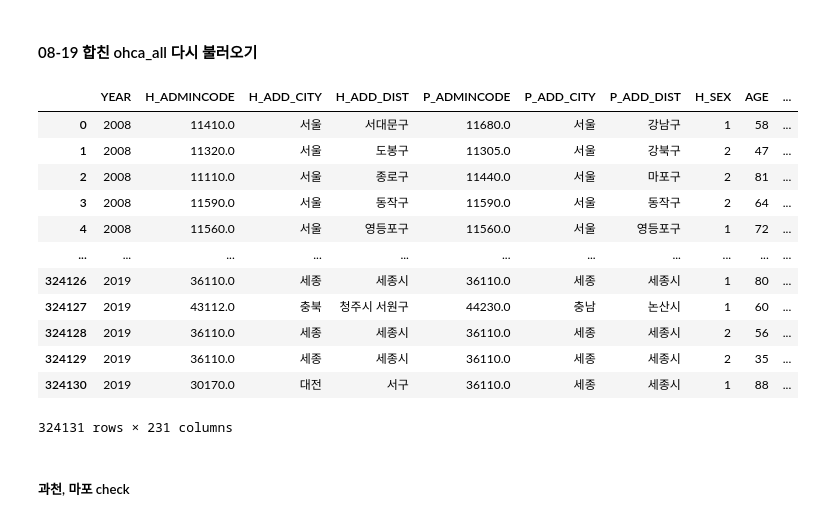
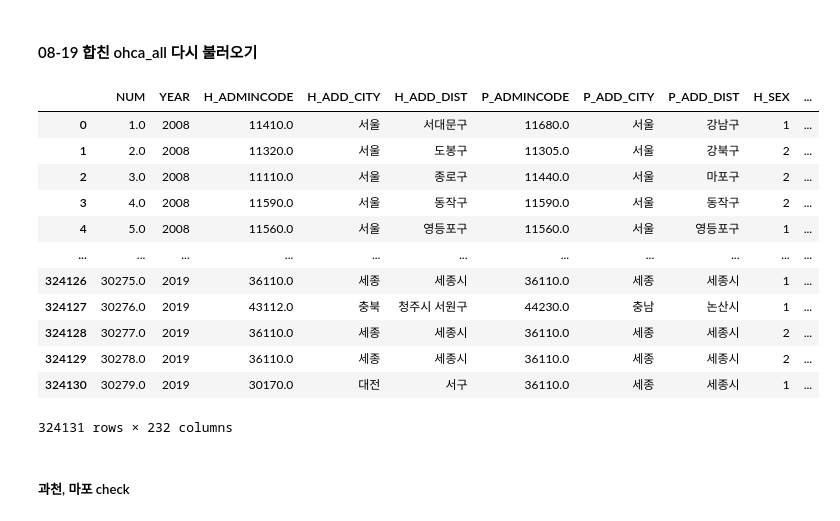
Before and after one commit to ZIO-KIM/SNUlab, a Jupyter notebook: OHCA_preprocess.ipynb, the cells around one changed output. Drawn from its saved outputs; the diff is of its cells as text; code cells hidden in the pictures.

```diff
--- a/OHCA_preprocess.ipynb
+++ b/OHCA_preprocess.ipynb
@@ -71,22 +85,22 @@ if platform.system() == 'Windows':
 # %% [markdown]
 #### 08-19 합친 ohca_all 다시 불러오기
 # %%
-ohca_all = pd.read_csv('data\\급성심장정지조사(08-19)SAS\\ohca_all.csv', encoding = 'euc-kr', low_memory = False)
+ohca_all = pd.read_csv('0. data\\급성심장정지조사(08-19)SAS\\ohca_all.csv', encoding = 'euc-kr', low_memory = False)
 ohca_all
 # %% [output]
-|  | YEAR | H_ADMINCODE | H_ADD_CITY | H_ADD_DIST | P_ADMINCODE | P_ADD_CITY | P_ADD_DIST | H_SEX | AGE | ... |
-| 0 | 2008 | 11410.0 | 서울 | 서대문구 | 11680.0 | 서울 | 강남구 | 1 | 58 | ... |
-| 1 | 2008 | 11320.0 | 서울 | 도봉구 | 11305.0 | 서울 | 강북구 | 2 | 47 | ... |
-| 2 | 2008 | 11110.0 | 서울 | 종로구 | 11440.0 | 서울 | 마포구 | 2 | 81 | ... |
-| 3 | 2008 | 11590.0 | 서울 | 동작구 | 11590.0 | 서울 | 동작구 | 2 | 64 | ... |
-| 4 | 2008 | 11560.0 | 서울 | 영등포구 | 11560.0 | 서울 | 영등포구 | 1 | 72 | ... |
+|  | NUM | YEAR | H_ADMINCODE | H_ADD_CITY | H_ADD_DIST | P_ADMINCODE | P_ADD_CITY | P_ADD_DIST | H_SEX | ... |
+| 0 | 1.0 | 2008 | 11410.0 | 서울 | 서대문구 | 11680.0 | 서울 | 강남구 | 1 | ... |
+| 1 | 2.0 | 2008 | 11320.0 | 서울 | 도봉구 | 11305.0 | 서울 | 강북구 | 2 | ... |
+| 2 | 3.0 | 2008 | 11110.0 | 서울 | 종로구 | 11440.0 | 서울 | 마포구 | 2 | ... |
+| 3 | 4.0 | 2008 | 11590.0 | 서울 | 동작구 | 11590.0 | 서울 | 동작구 | 2 | ... |
+| 4 | 5.0 | 2008 | 11560.0 | 서울 | 영등포구 | 11560.0 | 서울 | 영등포구 | 1 | ... |
 | ... | ... | ... | ... | ... | ... | ... | ... | ... | ... | ... |
-| 324126 | 2019 | 36110.0 | 세종 | 세종시 | 36110.0 | 세종 | 세종시 | 1 | 80 | ... |
-| 324127 | 2019 | 43112.0 | 충북 | 청주시 서원구 | 44230.0 | 충남 | 논산시 | 1 | 60 | ... |
-| 324128 | 2019 | 36110.0 | 세종 | 세종시 | 36110.0 | 세종 | 세종시 | 2 | 56 | ... |
-| 324129 | 2019 | 36110.0 | 세종 | 세종시 | 36110.0 | 세종 | 세종시 | 2 | 35 | ... |
-| 324130 | 2019 | 30170.0 | 대전 | 서구 | 36110.0 | 세종 | 세종시 | 1 | 88 | ... |
+| 324126 | 30275.0 | 2019 | 36110.0 | 세종 | 세종시 | 36110.0 | 세종 | 세종시 | 1 | ... |
+| 324127 | 30276.0 | 2019 | 43112.0 | 충북 | 청주시 서원구 | 44230.0 | 충남 | 논산시 | 1 | ... |
+| 324128 | 30277.0 | 2019 | 36110.0 | 세종 | 세종시 | 36110.0 | 세종 | 세종시 | 2 | ... |
+| 324129 | 30278.0 | 2019 | 36110.0 | 세종 | 세종시 | 36110.0 | 세종 | 세종시 | 2 | ... |
+| 324130 | 30279.0 | 2019 | 30170.0 | 대전 | 서구 | 36110.0 | 세종 | 세종시 | 1 | ... |
-324131 rows × 231 columns
+324131 rows × 232 columns
 # %% [markdown]
 ##### 과천, 마포 check
 # %%
```
Also changed, not shown: parts of 231 cells of this notebook, 1 other file.
